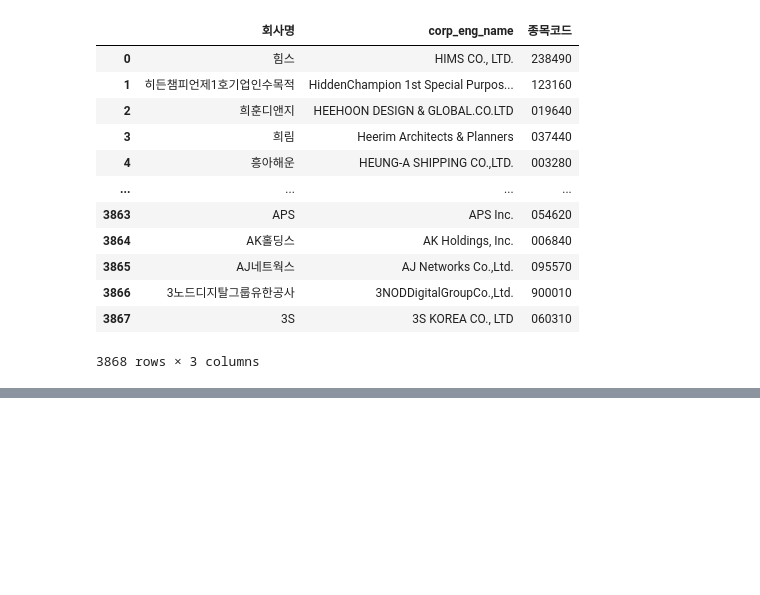
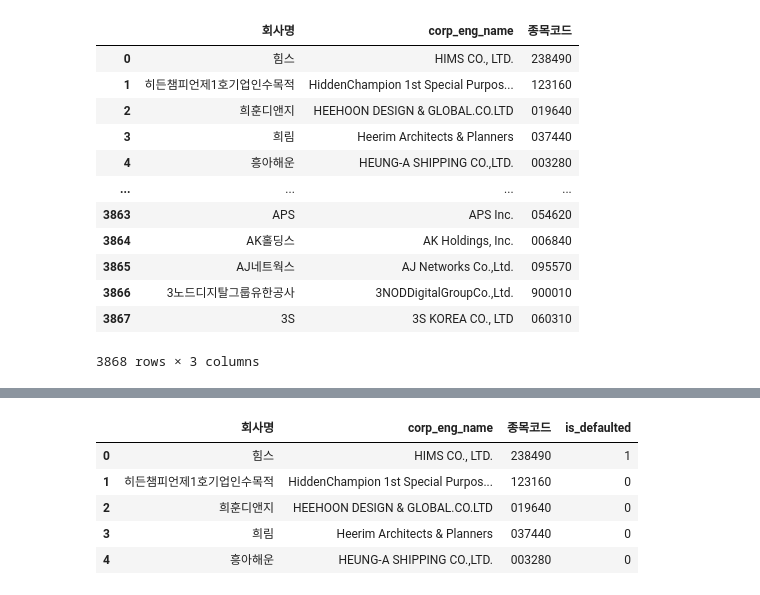
Before and after one commit to pieceofjc/riskradars, a Jupyter notebook: remove/chat_final.ipynb, the cells around one changed output, grey strips where cells are left out. Saved outputs shown, nothing was run; the diff lists cells and outputs as text; code cells hidden in the pictures; blank space fills up the shorter version.

```diff
--- a/remove/chat_final.ipynb
+++ b/remove/chat_final.ipynb
@@ -304,3 +304,7 @@ df2
 3868 rows × 3 columns
 # %%
 df2.to_csv("../corp_list.csv", index=False, encoding="utf-8-sig")
+# %%
+import pandas as pd
+df2 = pd.read_csv("../corp_list.csv", dtype={'종목코드':str})
+df2.head()
@@ -306,0 +318,10 @@ df2.to_csv("../corp_list.csv", index=False, encoding="utf-8-sig")
+# %%
+df2['is_defaulted'] = [1] + [0 for _ in range(df2.shape[0]-1)]
+df2.tail()
+# %% [output]
+|  | 회사명 | corp_eng_name | 종목코드 | is_defaulted |
+| 0 | 힘스 | HIMS CO., LTD. | 238490 | 1 |
+| 1 | 히든챔피언제1호기업인수목적 | HiddenChampion 1st Special Purpos... | 123160 | 0 |
+| 2 | 희훈디앤지 | HEEHOON DESIGN & GLOBAL.CO.LTD | 019640 | 0 |
+| 3 | 희림 | Heerim Architects & Planners | 037440 | 0 |
+| 4 | 흥아해운 | HEUNG-A SHIPPING CO.,LTD. | 003280 | 0 |
```
Also changed, not shown: parts of 3 cells of this notebook, 6 other files.
